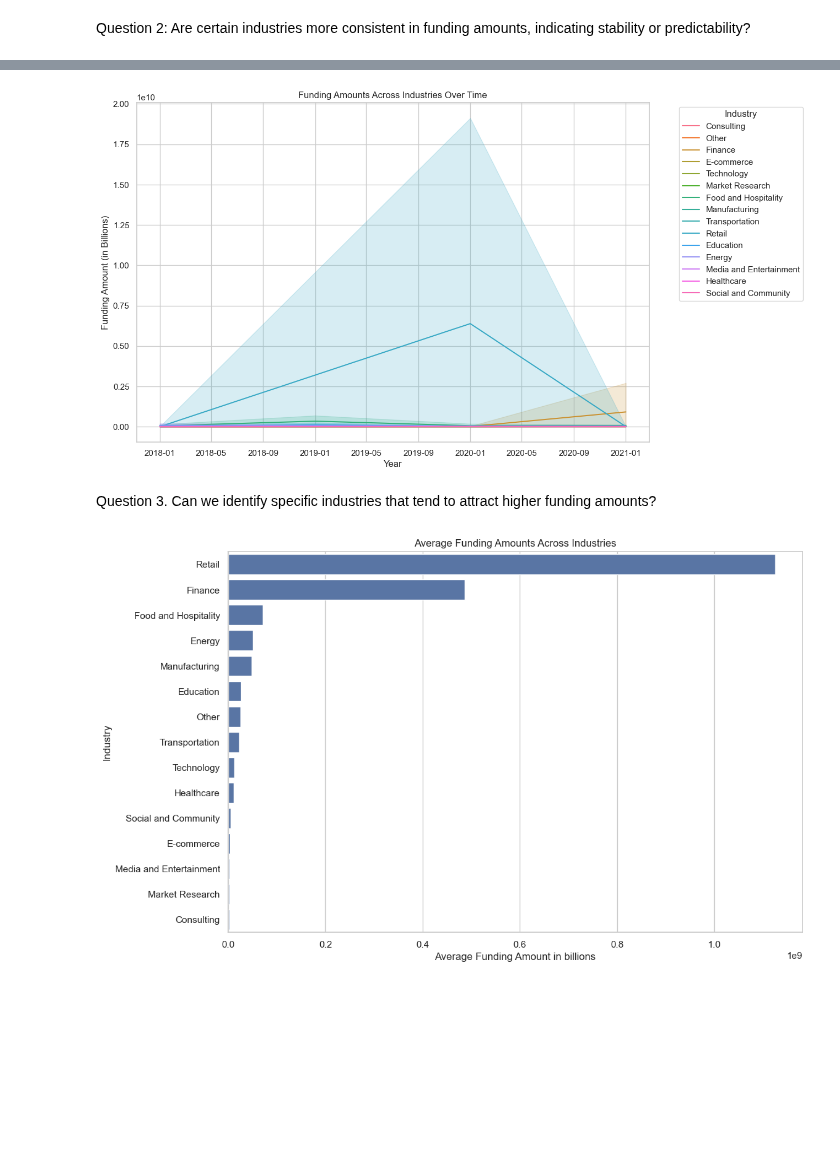
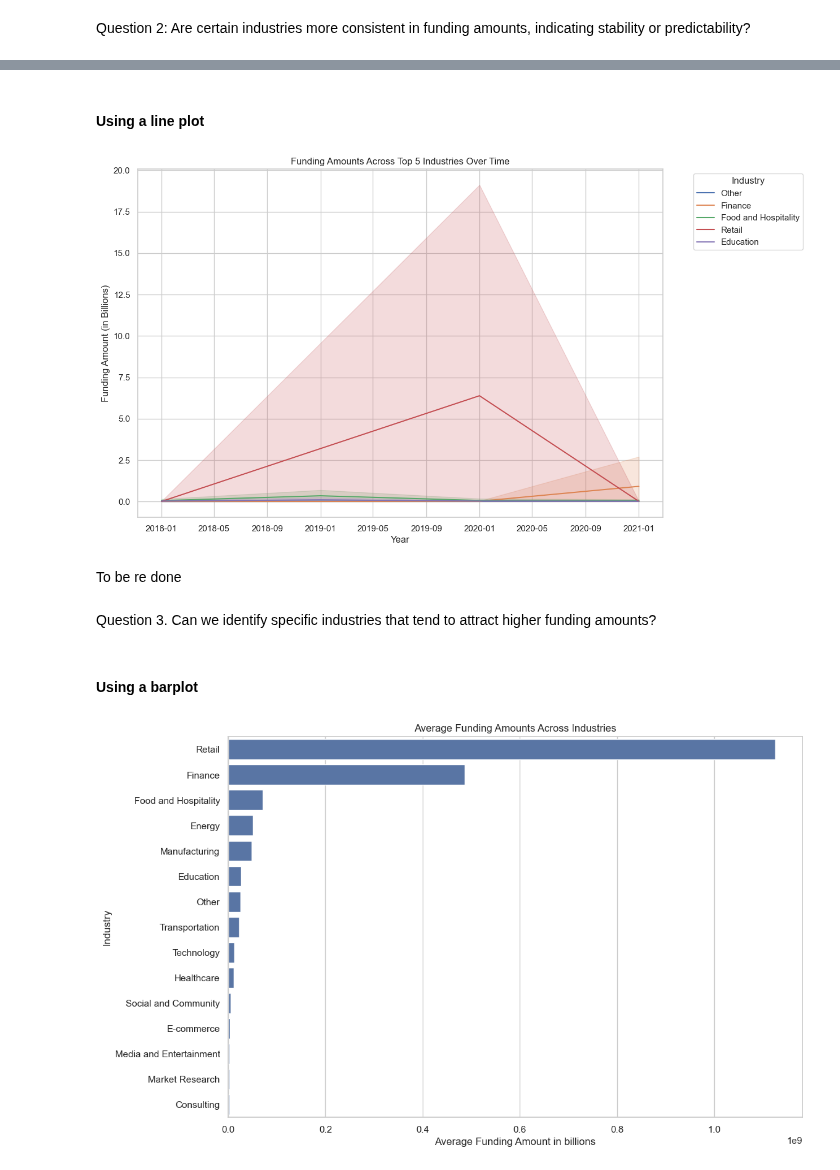
Before and after one commit to wamathaiwandeto/Indian-Startup-Ecosystem, a Jupyter notebook: project.ipynb, the cells around one changed output, grey strips where cells are left out. Drawn from its saved outputs; the diff is of its cells as text; code cells hidden in the pictures; blank space fills up the shorter version.

```diff
--- a/project.ipynb
+++ b/project.ipynb
@@ -336,6 +259,3 @@ array(['Bangalore, Karnataka, India', 'Mumbai, Maharashtra, India',
-# %%
-# Create new columns for city, state, and country
-df_2018[['city', 'state', 'country']] = df_2018['location'].str.split(', ', expand=True)
 # %%
 # clean the about
 # Check for unique values
@@ -367,8 +284,0 @@ memory usage: 41.0+ KB
-# %%
-# Create final dataframe for 2018 data
-# 1. Drop 'country', and 'location' columns
-df_2018.drop(['country', 'location'], axis=1, inplace=True)
-# 3. Add a separate column 'data_year' with 2018 as the only entry in datetime format
-df_2018['data_year'] = pd.to_datetime('2018', format='%Y')
-# Display the updated DataFrame info
-df_2018.info()
@@ -397,7 +291,7 @@ def format_text(entry):
         return entry
 
 # Apply the formatting function to each column with object data
-columns_to_format = ['company_name', 'industry', 'series', 'about', 'city', 'state']
+columns_to_format = ['company_name', 'industry', 'series', 'about', 'location',]
 
 for column in columns_to_format:
     df_2018[column] = df_2018[column].apply(format_text)
@@ -1480,0 +1372,3 @@ print(df[['industry', 'clean_industry']].head())
+# %%
+# Drop the specified columns from the DataFrame
+df.drop(columns=['founders', 'about', 'industry', 'investor'], inplace=True)
@@ -1572,21 +1475,34 @@ Name: amount, dtype: float64
+# %% [markdown]
+#### Using a line plot
 # %%
-# Set the style of seaborn
-sns.set(style="whitegrid")
+# Calculate the total funding amount for each clean industry
+industry_funding = df.groupby('clean_industry')['amount'].sum()
+
+# Sort the industries based on their total funding amounts in descending order and get the top 5
+top_5_industries = industry_funding.nlargest(5).index
+
+# Filter the DataFrame to include only data related to the top 5 industries
+df_top_5 = df[df['clean_industry'].isin(top_5_industries)]
+
 # Convert funding amounts to billions
-df['amount_in_billions'] = df['amount'] / 1e9  # Divide by 1 billion
+df_top_5['amount_in_billions'] = df_top_5['amount'] / 1e9  # Divide by 1 billion
 
-# Create a line plot to visualize the funding amounts for each industry over time
+# Create a line plot to visualize the funding amounts for each of the top 5 industries over time
 plt.figure(figsize=(12, 8))
-sns.lineplot(x='data_year', y='amount', hue='clean_industry', data=df)
-plt.title('Funding Amounts Across Industries Over Time')
+sns.lineplot(x='data_year', y='amount_in_billions', hue='clean_industry', data=df_top_5)
+plt.title('Funding Amounts Across Top 5 Industries Over Time')
 plt.xlabel('Year')
 plt.ylabel('Funding Amount (in Billions)')
 plt.legend(title='Industry', bbox_to_anchor=(1.05, 1), loc='upper left')
 plt.show()
 # %% [output]
-[figure, old version]
+[figure, new version]
+# %% [markdown]
+To be re done
 # %% [markdown]
 Question 3. Can we identify specific industries that tend to attract higher funding amounts?
+# %% [markdown]
+#### Using a barplot
 # %%
 # Calculate the average funding amount for each industry
 df['amount_in_billions'] = df['amount'] / 1e9  # Divide by 1 billion
```
Also changed, not shown: parts of 89 cells of this notebook, 8 other files.
